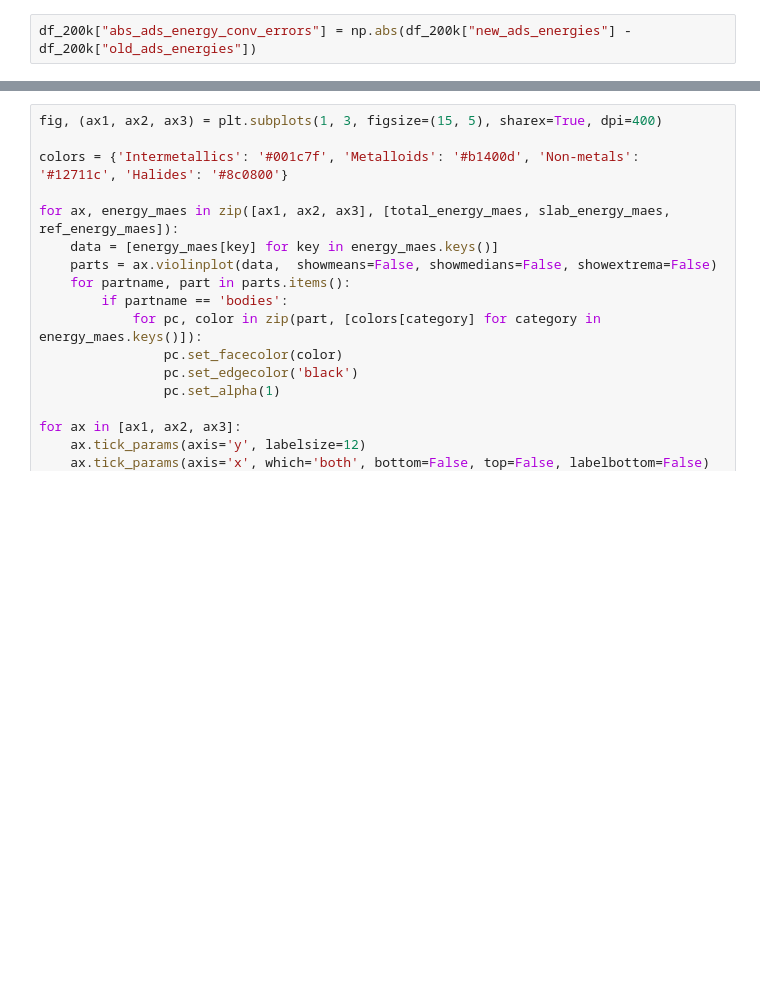
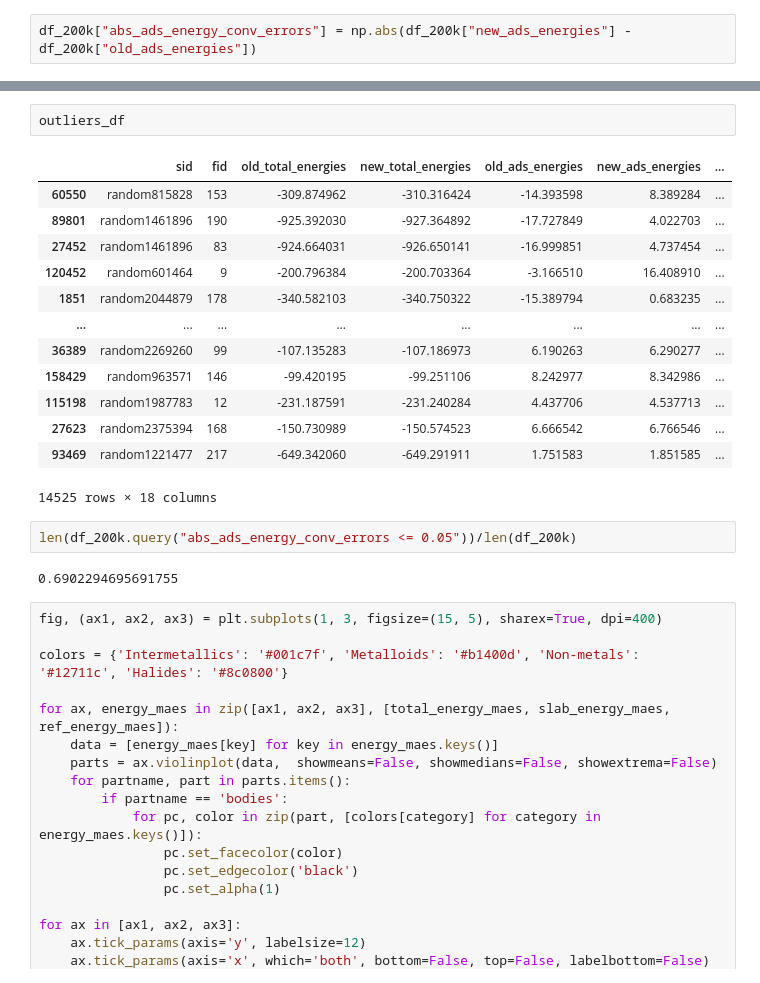
Before and after one commit to kareem-Abdelmaqsoud/error_imbalance_mlps, a Jupyter notebook: figure_4.ipynb, the cells around one changed output, grey strips where cells are left out. Drawn from its saved outputs; the diff is of its cells as text; blank space fills up the shorter version.

```diff
--- a/figure_4.ipynb
+++ b/figure_4.ipynb
@@ -133,3 +126,23 @@ See the caveats in the documentation: https://pandas.pydata.org/pandas-docs/stab
+# %%
+outliers_df
+# %% [output]
+|  | sid | fid | old_total_energies | new_total_energies | old_ads_energies | new_ads_energies | ... |
+| 60550 | random815828 | 153 | -309.874962 | -310.316424 | -14.393598 | 8.389284 | ... |
+| 89801 | random1461896 | 190 | -925.392030 | -927.364892 | -17.727849 | 4.022703 | ... |
+| 27452 | random1461896 | 83 | -924.664031 | -926.650141 | -16.999851 | 4.737454 | ... |
+| 120452 | random601464 | 9 | -200.796384 | -200.703364 | -3.166510 | 16.408910 | ... |
+| 1851 | random2044879 | 178 | -340.582103 | -340.750322 | -15.389794 | 0.683235 | ... |
+| ... | ... | ... | ... | ... | ... | ... | ... |
+| 36389 | random2269260 | 99 | -107.135283 | -107.186973 | 6.190263 | 6.290277 | ... |
+| 158429 | random963571 | 146 | -99.420195 | -99.251106 | 8.242977 | 8.342986 | ... |
+| 115198 | random1987783 | 12 | -231.187591 | -231.240284 | 4.437706 | 4.537713 | ... |
+| 27623 | random2375394 | 168 | -150.730989 | -150.574523 | 6.666542 | 6.766546 | ... |
+| 93469 | random1221477 | 217 | -649.342060 | -649.291911 | 1.751583 | 1.851585 | ... |
+14525 rows × 18 columns
+# %%
+len(df_200k.query("abs_ads_energy_conv_errors <= 0.05"))/len(df_200k)
+# %% [output]
+0.6902294695691755
 # %%
 fig, (ax1, ax2, ax3) = plt.subplots(1, 3, figsize=(15, 5), sharex=True, dpi=400)
 
```
Also changed, not shown: parts of 2 cells of this notebook, 4 other files.
